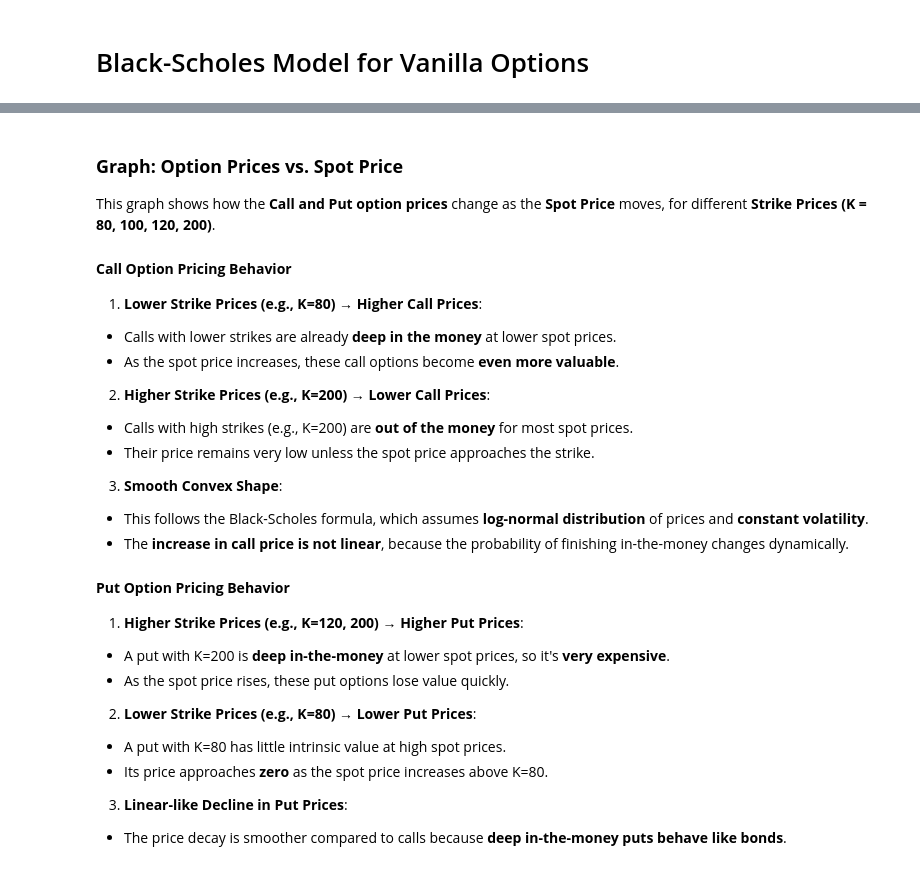
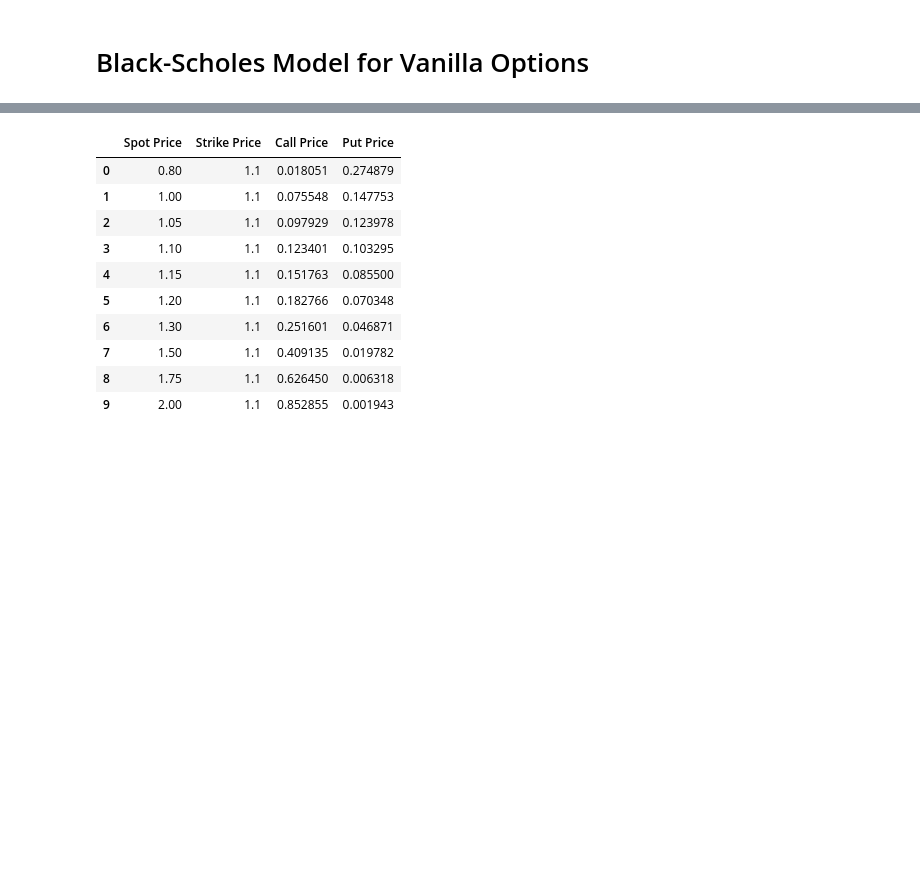
Before and after one commit to VagNikli/FX-Option-Pricing-Model, a Jupyter notebook: notebooks/01_black_scholes_basics.ipynb, the cells around one changed output, grey strips where cells are left out. Drawn from its saved outputs; the diff is of its cells as text; code cells hidden in the pictures; blank space fills up the shorter version.

```diff
--- a/notebooks/01_black_scholes_basics.ipynb
+++ b/notebooks/01_black_scholes_basics.ipynb
@@ -91,28 +55,34 @@ plt.show()
-# %% [markdown]
-### **Graph: Option Prices vs. Spot Price**
-This graph shows how the **Call and Put option prices** change as the **Spot Price** moves, for different **Strike Prices (K = 80, 100, 120, 200)**.
-
-#### **Call Option Pricing Behavior**
-1. **Lower Strike Prices (e.g., K=80) → Higher Call Prices**:
-  - Calls with lower strikes are already **deep in the money** at lower spot prices.
-  - As the spot price increases, these call options become **even more valuable**.
-
-2. **Higher Strike Prices (e.g., K=200) → Lower Call Prices**:
-  - Calls with high strikes (e.g., K=200) are **out of the money** for most spot prices.
-  - Their price remains very low unless the spot price approaches the strike.
-
-3. **Smooth Convex Shape**:
-  - This follows the Black-Scholes formula, which assumes **log-normal distribution** of prices and **constant volatility**.
-  - The **increase in call price is not linear**, because the probability of finishing in-the-money changes dynamically.
-
-#### **Put Option Pricing Behavior**
-1. **Higher Strike Prices (e.g., K=120, 200) → Higher Put Prices**:
-  - A put with K=200 is **deep in-the-money** at lower spot prices, so it's **very expensive**.
-  - As the spot price rises, these put options lose value quickly.
-
-2. **Lower Strike Prices (e.g., K=80) → Lower Put Prices**:
-  - A put with K=80 has little intrinsic value at high spot prices.
-  - Its price approaches **zero** as the spot price increases above K=80.
-
-3. **Linear-like Decline in Put Prices**:
-  - The price decay is smoother compared to calls because **deep in-the-money puts behave like bonds**.
+# %%
+# Define parameters
+spot_prices = [0.80, 1.00, 1.05, 1.10, 1.15, 1.20, 1.30, 1.50, 1.75, 2.00]  # Discrete spot prices
+strike_price = 1.10  # Fixed strike price
+time_to_maturity = 2  # 2 years until expiration
+volatility = 0.2  # 20% annualized implied volatility
+domestic_rate = 0.05  # USD risk-free rate (5%)
+foreign_rate = 0.04  # EUR risk-free rate (4%)
+
+# Store results
+results = []
+
+# Compute BS prices for each spot price
+for S in spot_prices:
+    bs_model = BlackScholes(S, strike_price, time_to_maturity, volatility, domestic_rate, foreign_rate)
+    call_price = bs_model.calculate_vanilla_price("call")
+    put_price = bs_model.calculate_vanilla_price("put")
+    results.append({"Spot Price": S, "Strike Price": strike_price , "Call Price": call_price, "Put Price": put_price})
+
+# Convert results to DataFrame
+df_results = pd.DataFrame(results)
+df_results
+# %% [output]
+|  | Spot Price | Strike Price | Call Price | Put Price |
+| 0 | 0.80 | 1.1 | 0.018051 | 0.274879 |
+| 1 | 1.00 | 1.1 | 0.075548 | 0.147753 |
+| 2 | 1.05 | 1.1 | 0.097929 | 0.123978 |
+| 3 | 1.10 | 1.1 | 0.123401 | 0.103295 |
+| 4 | 1.15 | 1.1 | 0.151763 | 0.085500 |
+| 5 | 1.20 | 1.1 | 0.182766 | 0.070348 |
+| 6 | 1.30 | 1.1 | 0.251601 | 0.046871 |
+| 7 | 1.50 | 1.1 | 0.409135 | 0.019782 |
+| 8 | 1.75 | 1.1 | 0.626450 | 0.006318 |
+| 9 | 2.00 | 1.1 | 0.852855 | 0.001943 |
```
Also changed, not shown: parts of 12 cells of this notebook, 14 other files.
